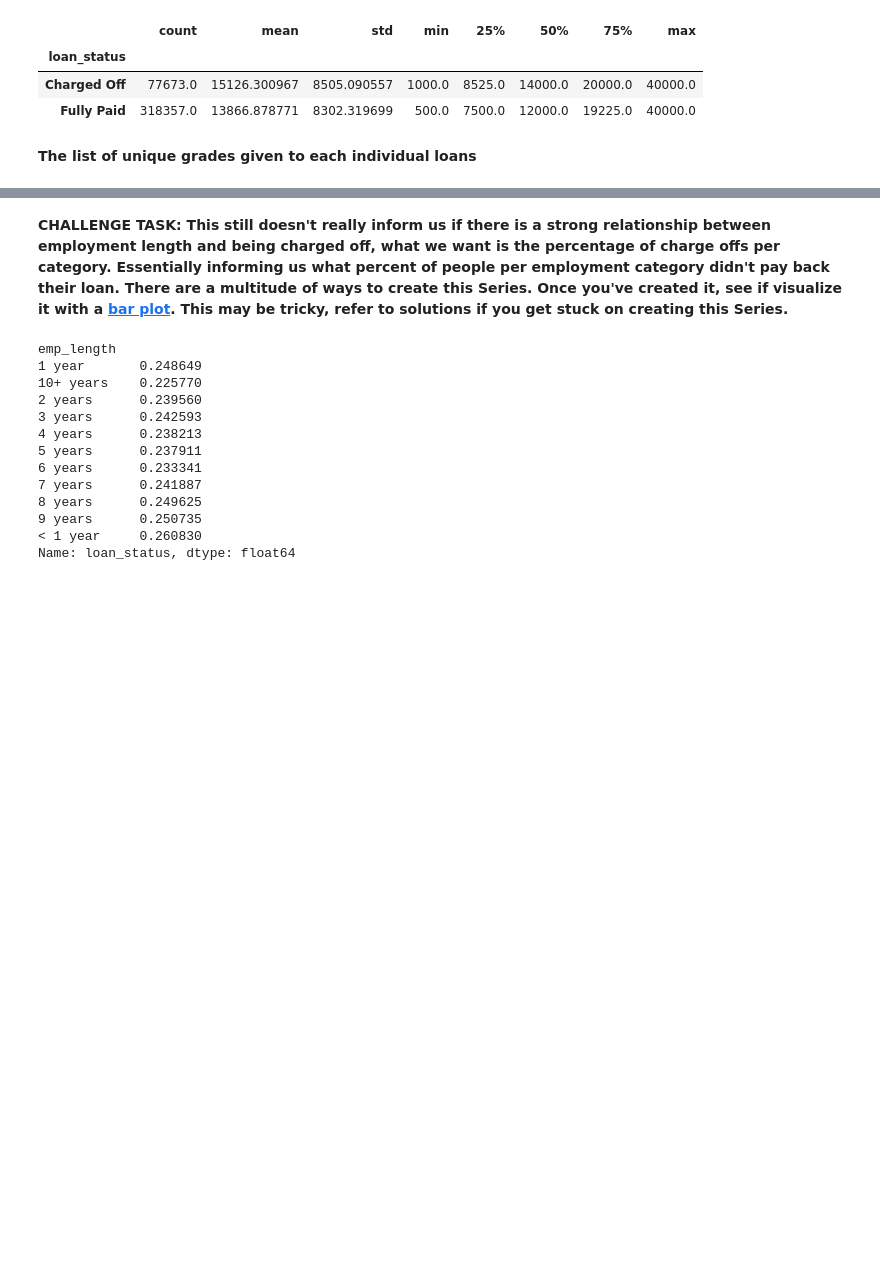
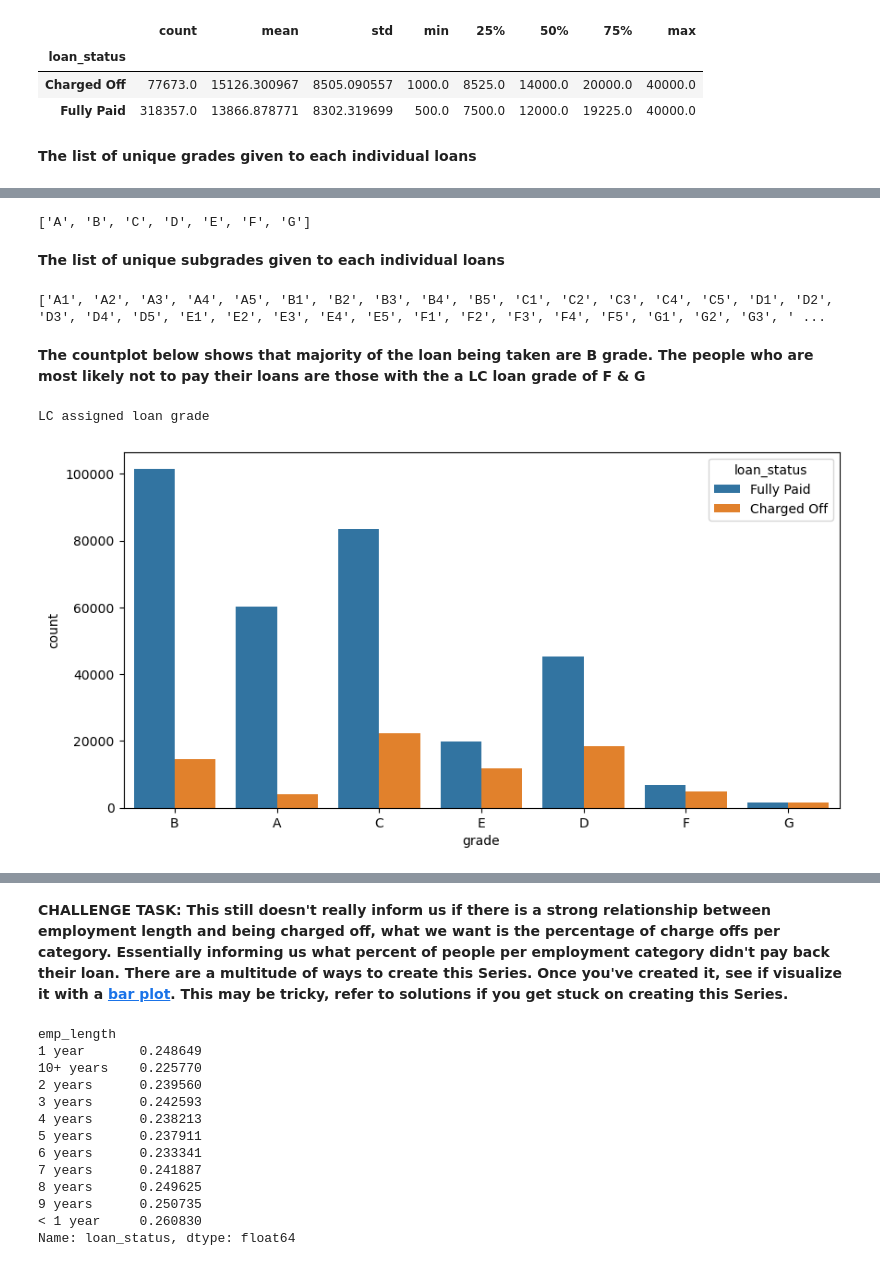
Before and after one commit to dicksondurosakin/Deep-Learning-on-Lending-Club-Dataset, a Jupyter notebook: Lending Club Project.ipynb, the cells around one changed output, grey strips where cells are left out. Saved outputs shown, nothing was run; the diff lists cells and outputs as text; code cells hidden in the pictures; blank space fills up the shorter version.

```diff
--- a/Lending Club Project.ipynb
+++ b/Lending Club Project.ipynb
@@ -567,0 +356,25 @@ Name: emp_title, Length: 173105, dtype: int64
+# %%
+sorted_grades1 = df['grade'].unique().tolist()
+sorted_grades1.sort()
+print(sorted_grades1)
+# %% [output]
+['A', 'B', 'C', 'D', 'E', 'F', 'G']
+# %% [markdown]
+**The list of unique subgrades given to each individual loans**
+# %%
+sorted_grades2 = df['sub_grade'].unique().tolist()
+sorted_grades2.sort()
+print(sorted_grades2)
+# %% [output]
+['A1', 'A2', 'A3', 'A4', 'A5', 'B1', 'B2', 'B3', 'B4', 'B5', 'C1', 'C2', 'C3', 'C4', 'C5', 'D1', 'D2', 'D3', 'D4', 'D5', 'E1', 'E2', 'E3', 'E4', 'E5', 'F1', 'F2', 'F3', 'F4', 'F5', 'G1', 'G2', 'G3', ' ...
+# %% [markdown]
+**The countplot below shows that majority of the loan being taken are B grade. The people who are most likely not to pay their loans are those with the a LC loan grade of F & G**
+# %%
+feat_info('grade')
+# %% [output]
+LC assigned loan grade
+# %%
+plt.figure(figsize=(10,5))
+sns.countplot(data=df,x='grade',hue='loan_status');
+# %% [output]
+[figure, added]
```
Also changed, not shown: parts of 88 cells of this notebook.
